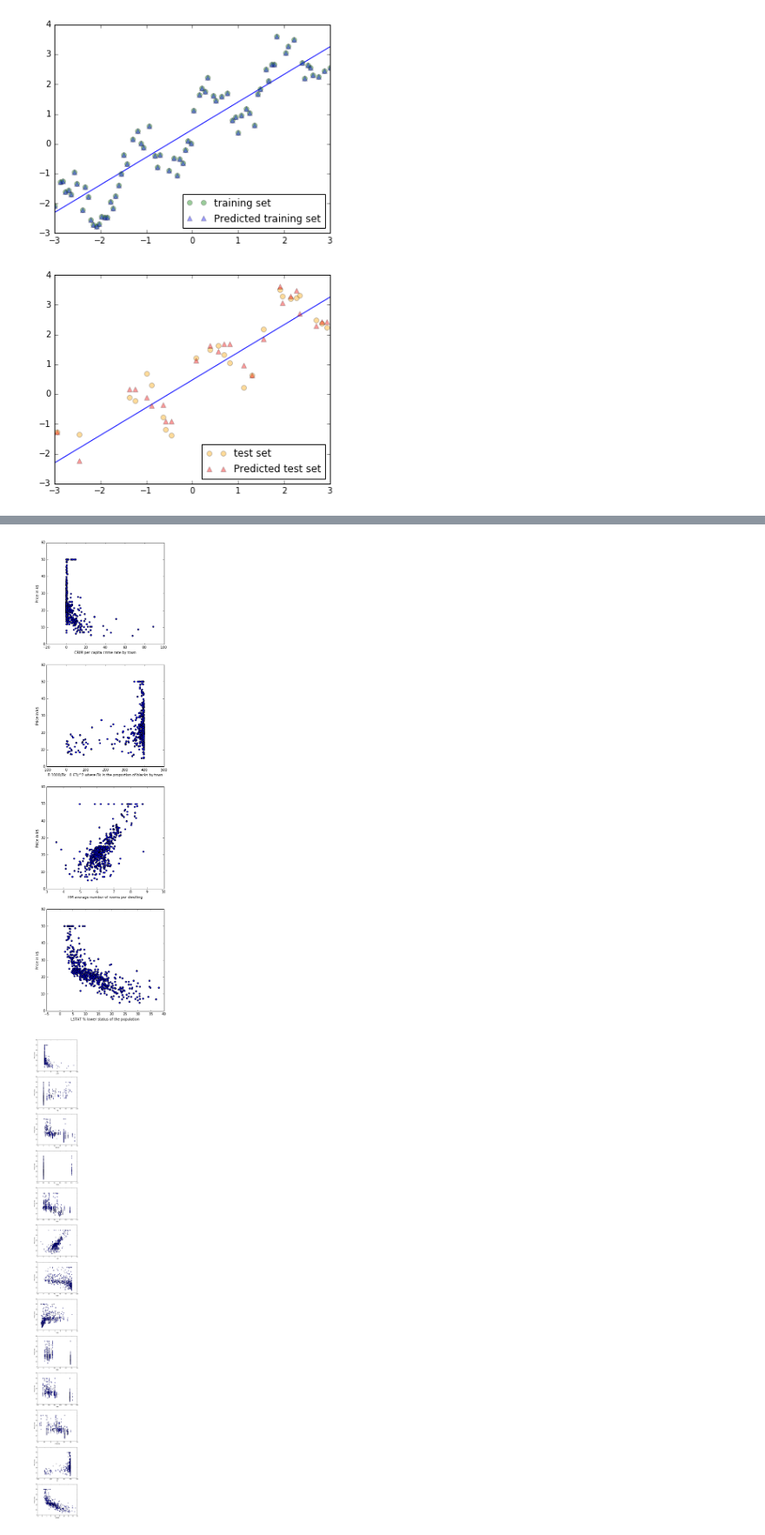
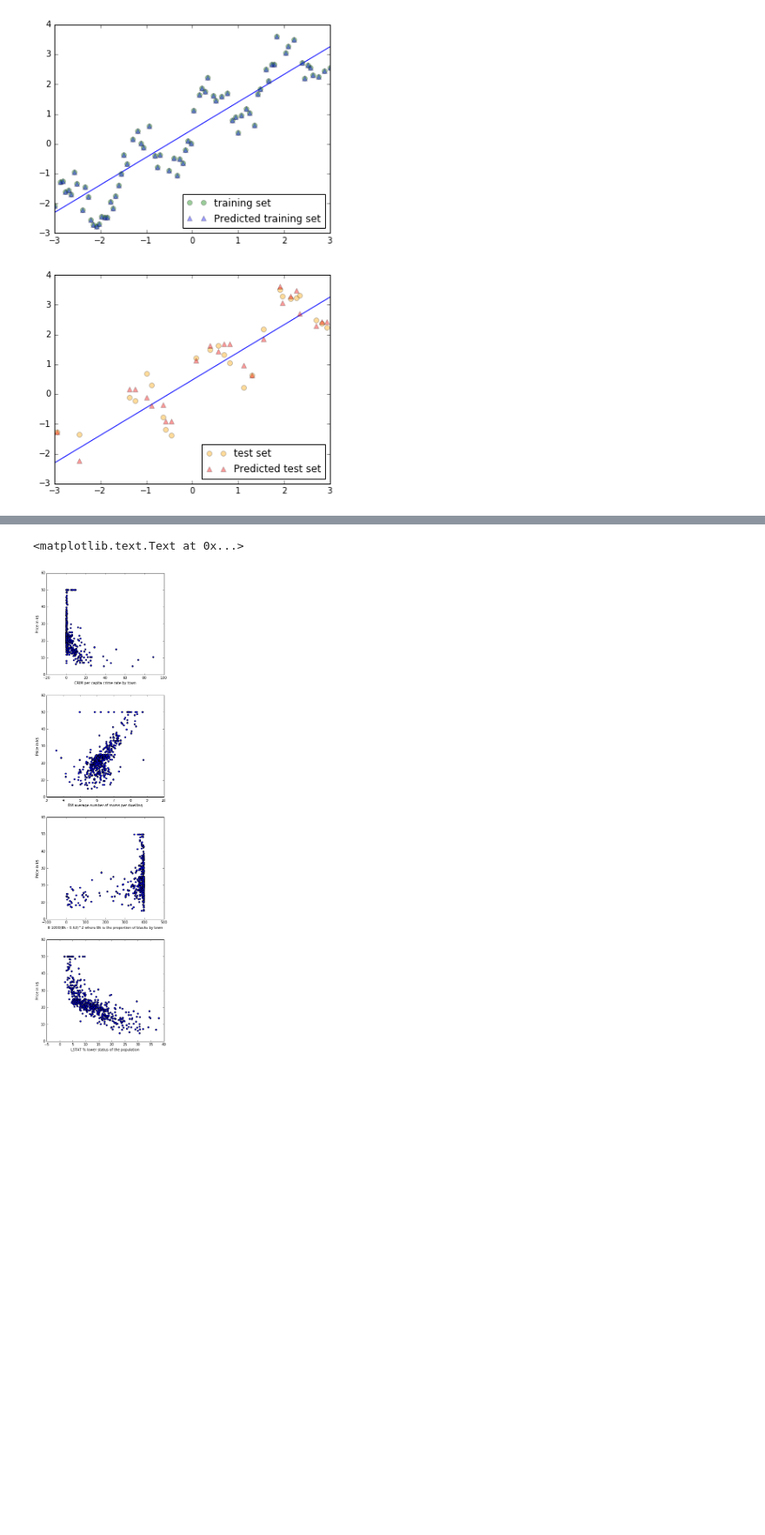
Before and after one commit to MrGreenRubato/notebooks, a Jupyter notebook: SciPy 2016 - Tutorial Part 4 - Supervised Learning - Regression.ipynb, the cells around one changed output, grey strips where cells are left out. Shown at 87% size. Saved outputs shown, nothing was run; the diff lists cells and outputs as text; code cells hidden in the pictures; blank space fills up the shorter version.

Commit message:
WIP : Boston, logistic regression not working... to fix

```diff
--- a/SciPy 2016 - Tutorial Part 4 - Supervised Learning - Regression.ipynb
+++ b/SciPy 2016 - Tutorial Part 4 - Supervised Learning - Regression.ipynb
@@ -89,7 +89,7 @@ from sklearn.datasets import load_boston
 
 boston = load_boston()
 
-print('description: ', boston.DESCR)
+#print('description: ', boston.DESCR)
 
 print('datasize : ', boston.data.shape)
 X = boston.data
@@ -98,33 +98,24 @@ y = boston.target
 
 plt.figure(figsize=(6,24))
 
+#0, 5, 11, 12 seems to be the most discriminant features.
 plt.subplot(4,1,1)
 plt.scatter(X[:,0], y)
 plt.xlabel(boston.feature_names[0] + ' per capita crime rate by town')
 plt.ylabel('Price in k$')
 
 plt.subplot(4,1,2)
-plt.scatter(X[:,11], y)
-plt.xlabel(boston.feature_names[11] + ' 1000(Bk - 0.63)^2 where Bk is the proportion of blacks by town')
+plt.scatter(X[:,5], y)
+plt.xlabel(boston.feature_names[5] + ' average number of rooms per dwelling')
 plt.ylabel('Price in k$')
 
 plt.subplot(4,1,3)
-plt.scatter(X[:,5], y)
-plt.xlabel(boston.feature_names[5] + ' average number of rooms per dwelling')
+plt.scatter(X[:,11], y)
+plt.xlabel(boston.feature_names[11] + ' 1000(Bk - 0.63)^2 where Bk is the proportion of blacks by town')
 plt.ylabel('Price in k$')
 
 plt.subplot(4,1,4)
 plt.scatter(X[:,12], y)
 plt.xlabel(boston.feature_names[12] + ' % lower status of the population')
 plt.ylabel('Price in k$')
-
-
-print('**** others... *****')
-
-plt.figure(figsize=(6,72))
-for i in range(13):
-    plt.subplot(13, 1, i+1)
-    plt.scatter(X[:,i], y)
-    plt.xlabel(boston.feature_names[i])
-    plt.ylabel('Price in k$')
 # %% [output]
@@ -148,2 +124,2 @@ target:  (506,)
+<matplotlib.text.Text at 0x...>
-[figure, old version]
+[figure, new version]
-[figure, removed]
```
Also changed, not shown: parts of 3 cells of this notebook.
